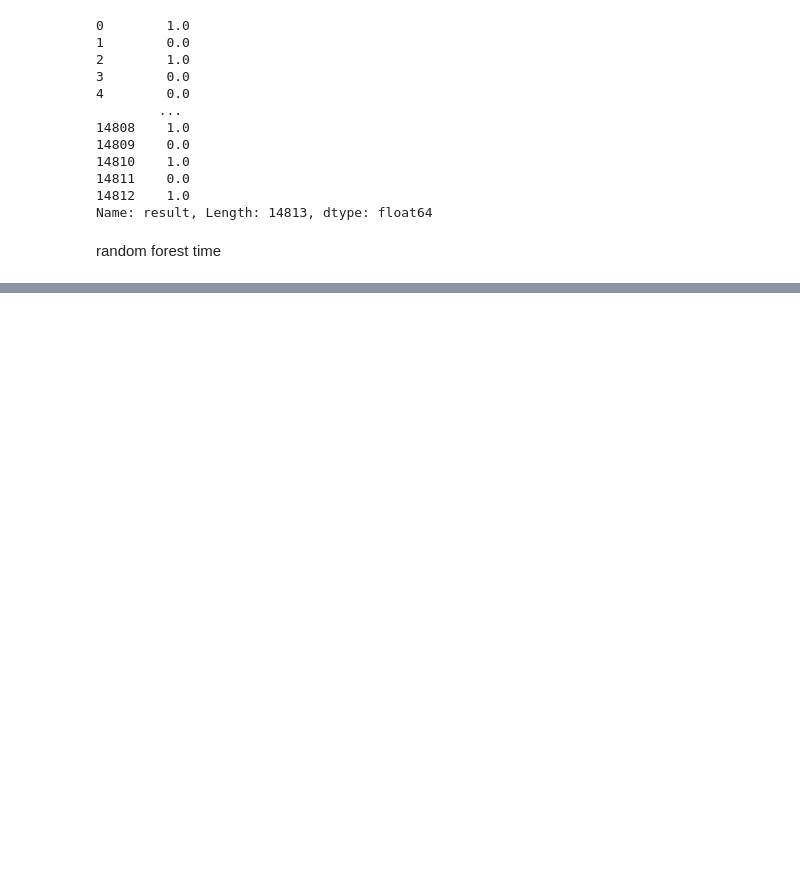
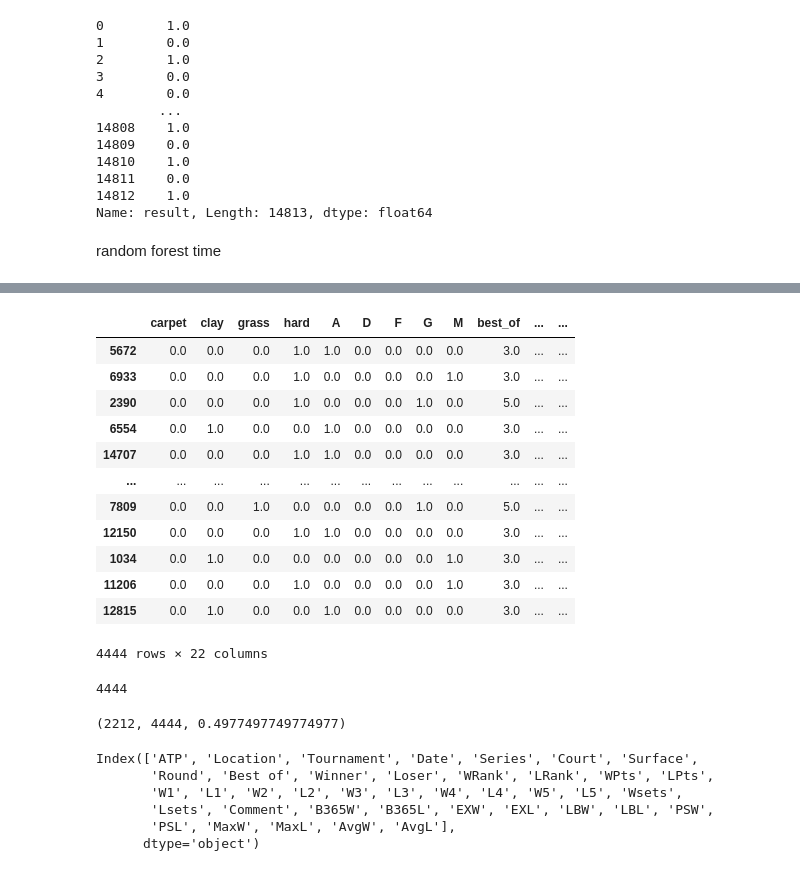
Before and after one commit to bestmatthew/tennis_atp, a Jupyter notebook: MBTennisv3 2010-2015 data training.ipynb, the cells around one changed output, grey strips where cells are left out. Drawn from its saved outputs; the diff is of its cells as text; code cells hidden in the pictures; blank space fills up the shorter version.

```diff
--- a/MBTennisv3 2010-2015 data training.ipynb
+++ b/MBTennisv3 2010-2015 data training.ipynb
@@ -480,0 +536,16 @@ ValueError: Input contains NaN, infinity or a value too large for dtype('float32
+# %%
+X_test
+# %% [output]
+|  | carpet | clay | grass | hard | A | D | F | G | M | best_of | ... | ... |
+| 5672 | 0.0 | 0.0 | 0.0 | 1.0 | 1.0 | 0.0 | 0.0 | 0.0 | 0.0 | 3.0 | ... | ... |
+| 6933 | 0.0 | 0.0 | 0.0 | 1.0 | 0.0 | 0.0 | 0.0 | 0.0 | 1.0 | 3.0 | ... | ... |
+| 2390 | 0.0 | 0.0 | 0.0 | 1.0 | 0.0 | 0.0 | 0.0 | 1.0 | 0.0 | 5.0 | ... | ... |
+| 6554 | 0.0 | 1.0 | 0.0 | 0.0 | 1.0 | 0.0 | 0.0 | 0.0 | 0.0 | 3.0 | ... | ... |
+| 14707 | 0.0 | 0.0 | 0.0 | 1.0 | 1.0 | 0.0 | 0.0 | 0.0 | 0.0 | 3.0 | ... | ... |
+| ... | ... | ... | ... | ... | ... | ... | ... | ... | ... | ... | ... | ... |
+| 7809 | 0.0 | 0.0 | 1.0 | 0.0 | 0.0 | 0.0 | 0.0 | 1.0 | 0.0 | 5.0 | ... | ... |
+| 12150 | 0.0 | 0.0 | 0.0 | 1.0 | 1.0 | 0.0 | 0.0 | 0.0 | 0.0 | 3.0 | ... | ... |
+| 1034 | 0.0 | 1.0 | 0.0 | 0.0 | 0.0 | 0.0 | 0.0 | 0.0 | 1.0 | 3.0 | ... | ... |
+| 11206 | 0.0 | 0.0 | 0.0 | 1.0 | 0.0 | 0.0 | 0.0 | 0.0 | 1.0 | 3.0 | ... | ... |
+| 12815 | 0.0 | 1.0 | 0.0 | 0.0 | 1.0 | 0.0 | 0.0 | 0.0 | 0.0 | 3.0 | ... | ... |
+4444 rows × 22 columns
@@ -480,0 +554,4 @@ ValueError: Input contains NaN, infinity or a value too large for dtype('float32
+# %%
+len(predictions)
+# %% [output]
+4444
@@ -480,0 +572,4 @@ ValueError: Input contains NaN, infinity or a value too large for dtype('float32
+# %%
+checkformatch(predictions, arrayy)
+# %% [output]
+(2212, 4444, 0.4977497749774977)
@@ -480,0 +582,9 @@ ValueError: Input contains NaN, infinity or a value too large for dtype('float32
+# %%
+odds18.columns
+# %% [output]
+Index(['ATP', 'Location', 'Tournament', 'Date', 'Series', 'Court', 'Surface',
+       'Round', 'Best of', 'Winner', 'Loser', 'WRank', 'LRank', 'WPts', 'LPts',
+       'W1', 'L1', 'W2', 'L2', 'W3', 'L3', 'W4', 'L4', 'W5', 'L5', 'Wsets',
+       'Lsets', 'Comment', 'B365W', 'B365L', 'EXW', 'EXL', 'LBW', 'LBL', 'PSW',
+       'PSL', 'MaxW', 'MaxL', 'AvgW', 'AvgL'],
+      dtype='object')
```
Also changed, not shown: parts of 106 cells of this notebook, 5 other files.
